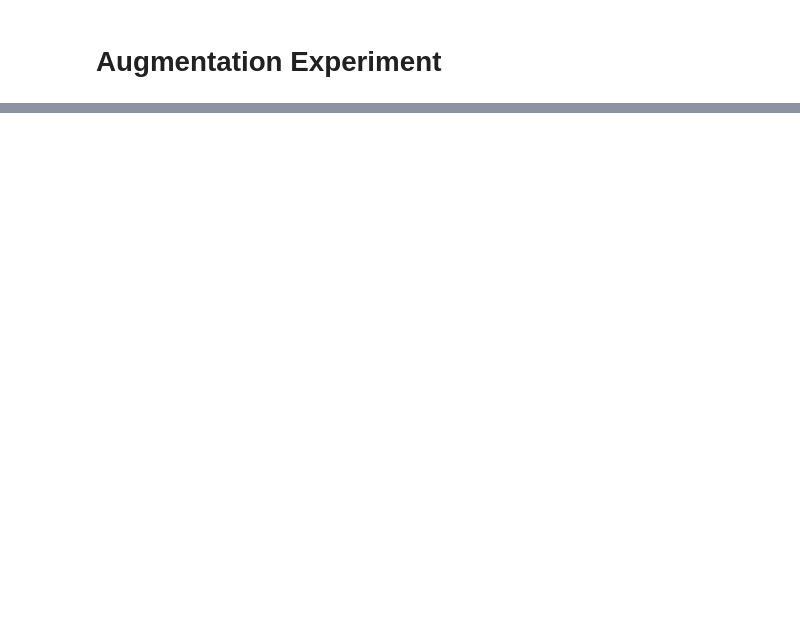
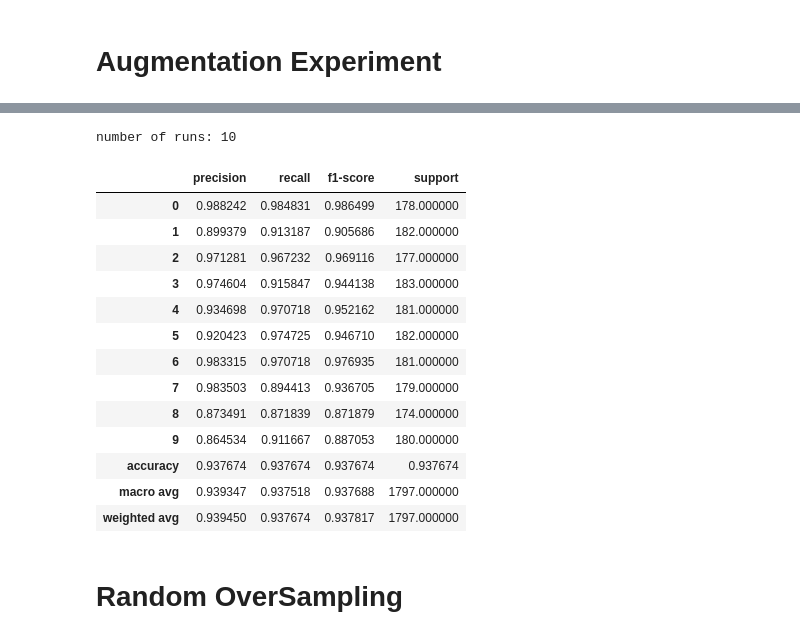
Before and after one commit to adamuag/Imbalance_data, a Jupyter notebook: opt_digits.ipynb, the cells around one changed output, grey strips where cells are left out. Saved outputs shown, nothing was run; the diff lists cells and outputs as text; code cells hidden in the pictures; blank space fills up the shorter version.

```diff
--- a/opt_digits.ipynb
+++ b/opt_digits.ipynb
@@ -587,0 +774,21 @@ average_10x
+# %%
+undersampling_list =[]
+for i in range(10):
+    bl_model = build_model()
+    batch_size=64
+    epochs=30
+
+    rus = RandomUnderSampler(random_state=42)
+    X_train, y_train1 = rus.fit_resample(train_images, train_y)
+
+    bl_history = bl_model.fit(X_train, y_train1, batch_size=batch_size,
+                        epochs=epochs, validation_data=(test_images, test_y))
+
+    bl_score = bl_model.evaluate(test_images, test_y, verbose=0)
+    print('undersampling test loss: ', bl_score[0])
+    print('undersampling accuracy: ', bl_score[1] )
+
+    from sklearn.metrics import classification_report
+    y_pred_oh = bl_model.predict(test_images)
+    y_pred_aug = y_pred_oh.argmax(axis=-1)
+    undersampling_list.append(classification_report(y_test, y_pred_aug, output_dict=True))
@@ -587,0 +983,20 @@ average_10x
+# %%
+post_process_results(undersampling_list, 'results_csv/opt_undersampling.csv')
+# %% [output]
+number of runs: 10
+|  | precision | recall | f1-score | support |
+| 0 | 0.988242 | 0.984831 | 0.986499 | 178.000000 |
+| 1 | 0.899379 | 0.913187 | 0.905686 | 182.000000 |
+| 2 | 0.971281 | 0.967232 | 0.969116 | 177.000000 |
+| 3 | 0.974604 | 0.915847 | 0.944138 | 183.000000 |
+| 4 | 0.934698 | 0.970718 | 0.952162 | 181.000000 |
+| 5 | 0.920423 | 0.974725 | 0.946710 | 182.000000 |
+| 6 | 0.983315 | 0.970718 | 0.976935 | 181.000000 |
+| 7 | 0.983503 | 0.894413 | 0.936705 | 179.000000 |
+| 8 | 0.873491 | 0.871839 | 0.871879 | 174.000000 |
+| 9 | 0.864534 | 0.911667 | 0.887053 | 180.000000 |
+| accuracy | 0.937674 | 0.937674 | 0.937674 | 0.937674 |
+| macro avg | 0.939347 | 0.937518 | 0.937688 | 1797.000000 |
+| weighted avg | 0.939450 | 0.937674 | 0.937817 | 1797.000000 |
+# %% [markdown]
+# Random OverSampling
```
Also changed, not shown: parts of 13 cells of this notebook.
